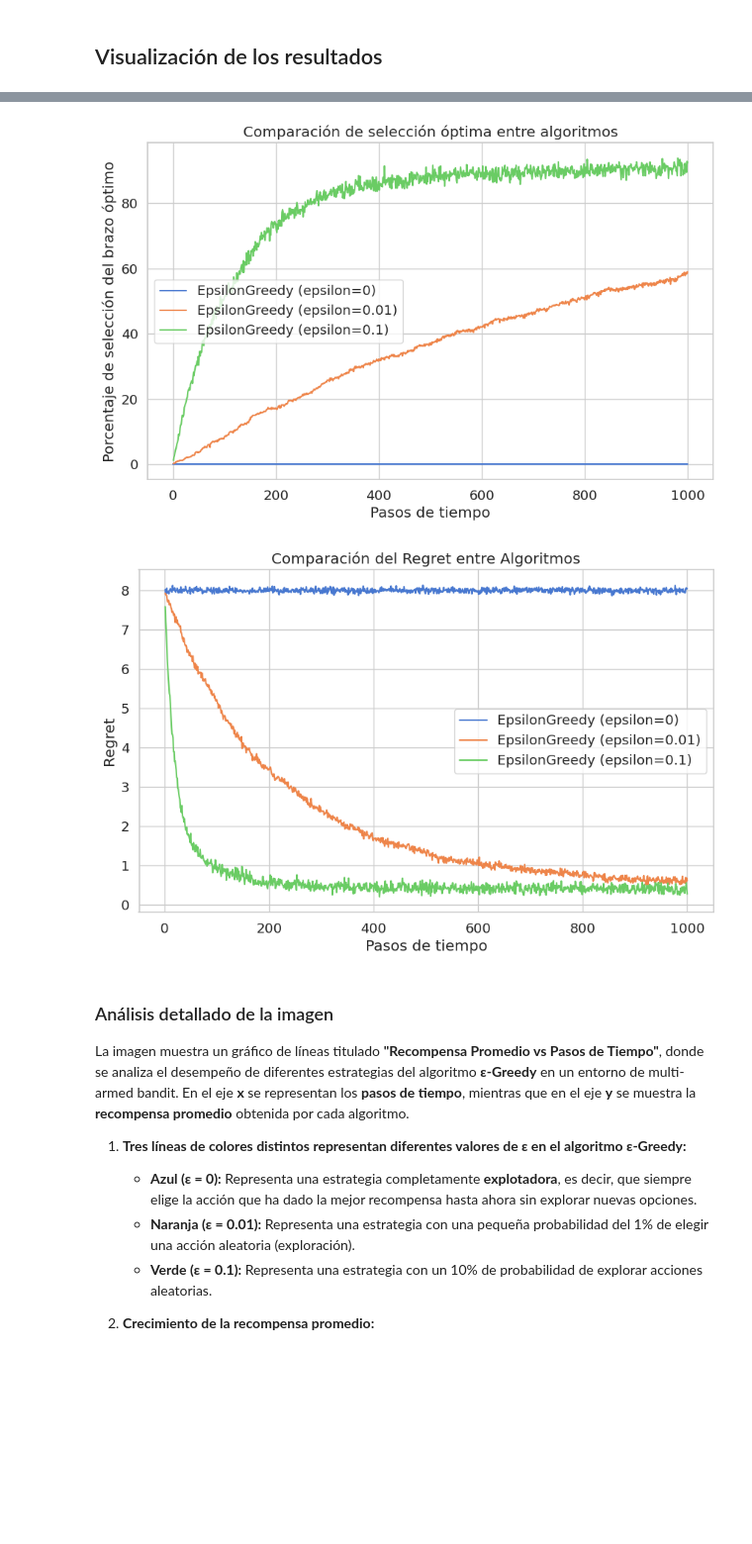
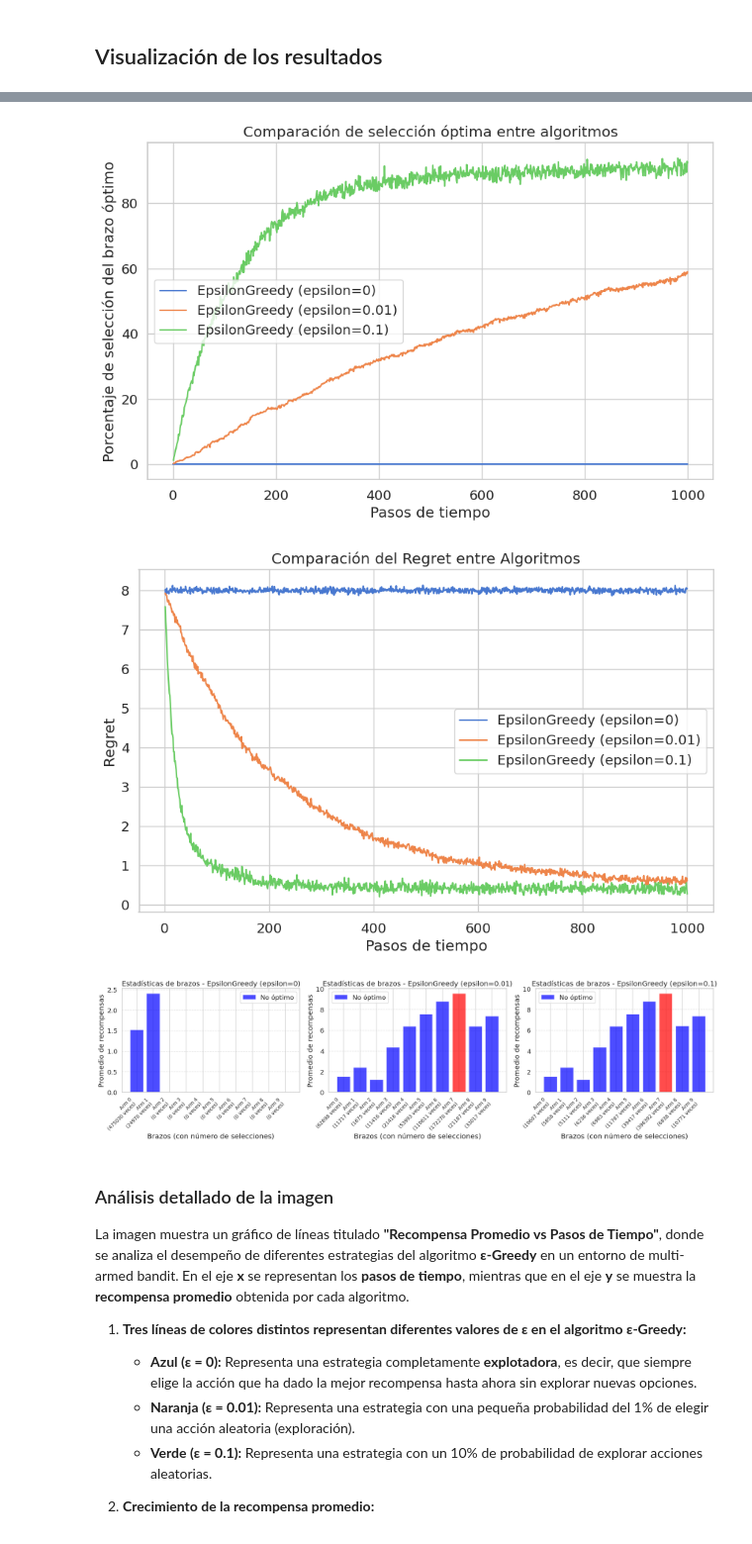
Before and after one commit to ermaury/k_brazos_AM_DE_JP, a Jupyter notebook: bandit_experiment.ipynb, the cells around one changed output, grey strips where cells are left out. Shown at 99% size. Saved outputs shown, nothing was run; the diff lists cells and outputs as text; code cells hidden in the pictures; blank space fills up the shorter version.

Commit message:
implementado plot_arm_statistics

```diff
--- a/bandit_experiment.ipynb
+++ b/bandit_experiment.ipynb
@@ -133,7 +148,7 @@ print(f"Optimal arm: {optimal_arm + 1} with expected reward={bandit.get_expected
 algorithms = [EpsilonGreedy(k=k, epsilon=0), EpsilonGreedy(k=k, epsilon=0.01), EpsilonGreedy(k=k, epsilon=0.1)]
 
 # Ejecutar el experimento y obtener las recompensas promedio y promedio de las selecciones óptimas
-rewards, optimal_selections, regret_accumulated = run_experiment(bandit, algorithms, steps, runs)
+rewards, optimal_selections, regret_accumulated, arm_stats = run_experiment(bandit, algorithms, steps=1000, runs=500)
 # %% [output]
 Bandit with 10 arms: ArmNormal(mu=1.52, sigma=1.0), ArmNormal(mu=2.4, sigma=1.0), ArmNormal(mu=1.19, sigma=1.0), ArmNormal(mu=4.37, sigma=1.0), ArmNormal(mu=6.39, sigma=1.0), ArmNormal(mu=7.59, sigma= ...
 Optimal arm: 8 with expected reward=9.56
@@ -142,12 +157,14 @@ Optimal arm: 8 with expected reward=9.56
 # %%
 # Graficar los resultados
 plot_average_rewards(steps, rewards, algorithms)
 plot_optimal_selections(steps, optimal_selections, algorithms)
 plot_regret(steps, regret_accumulated, algorithms)
+plot_arm_statistics(arm_stats, algorithms)
 # %% [output]
 [figure]
 [figure]
 [figure]
+[figure, added]
 # %% [markdown]
 ### Análisis detallado de la imagen
 
```
Also changed, not shown: parts of 7 cells of this notebook, 3 other files.
